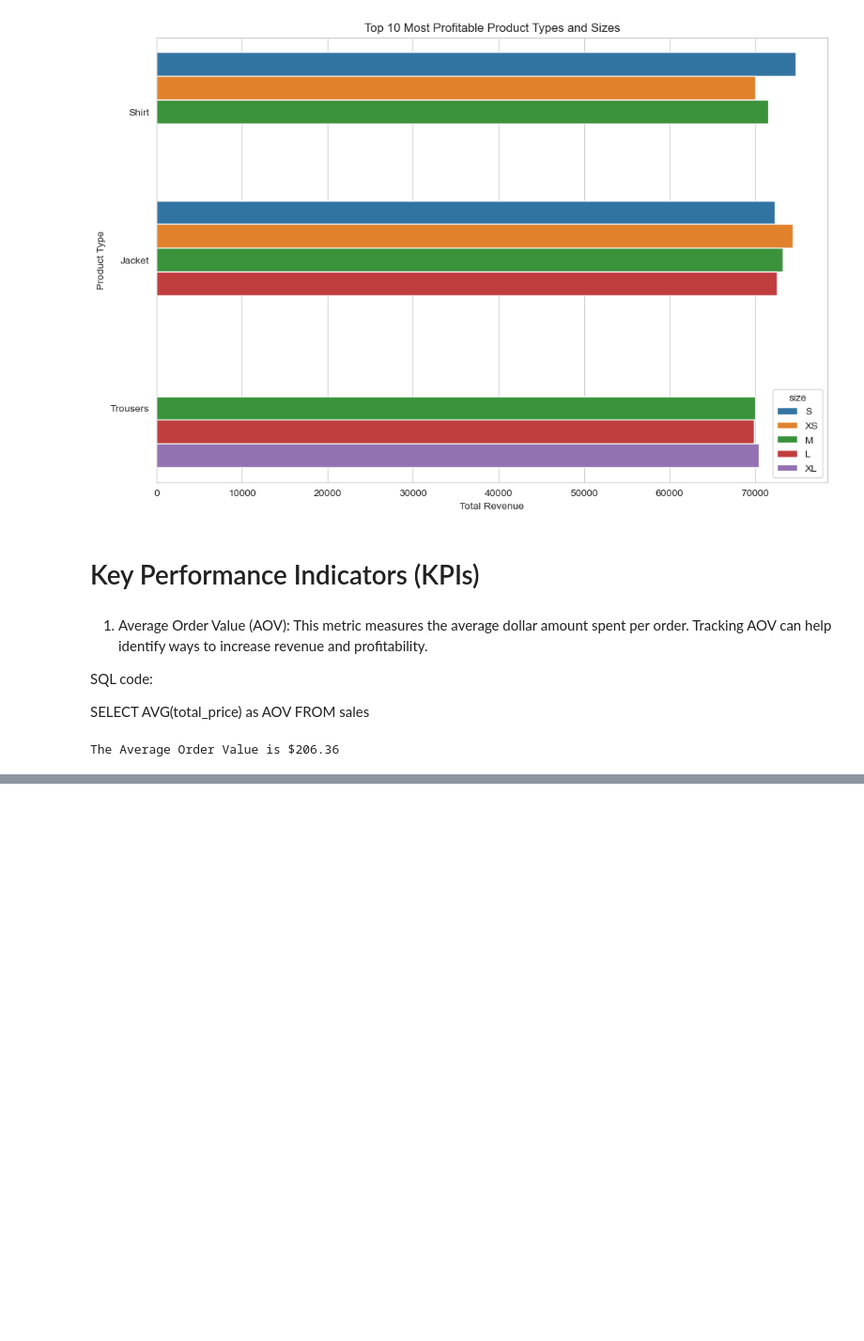
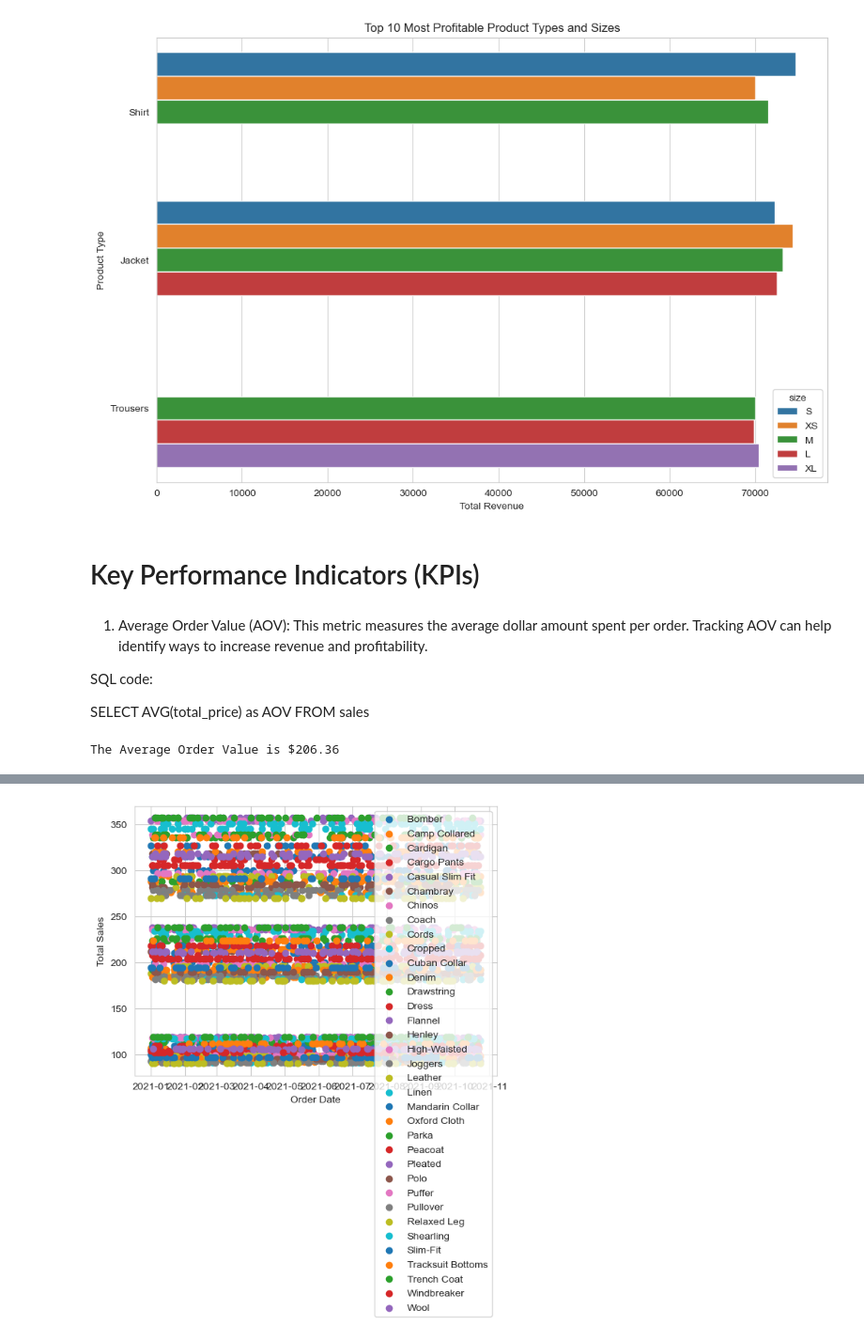
Before and after one commit to azeledon/Final_Project_Group2, a Jupyter notebook: Python/sales_analysis.ipynb, the cells around one changed output, grey strips where cells are left out. Shown at 94% size. Saved outputs shown, nothing was run; the diff lists cells and outputs as text; code cells hidden in the pictures; blank space fills up the shorter version.

```diff
--- a/Python/sales_analysis.ipynb
+++ b/Python/sales_analysis.ipynb
@@ -780,0 +807,15 @@ The Average Order Value is $206.36
+# %%
+# Create a scatter plot with different colors for each product
+fig, ax = plt.subplots()
+for product, data in sales_data.groupby('product_name'):
+    ax.scatter(data['order_date'], data['total_price'], label=product)
+
+# Set the axis labels and legend
+ax.set_xlabel('Order Date')
+ax.set_ylabel('Total Sales')
+ax.legend()
+
+# Show the plot
+plt.show()
+# %% [output]
+[figure, added]
```
Also changed, not shown: parts of 7 cells of this notebook, 8 other files.
